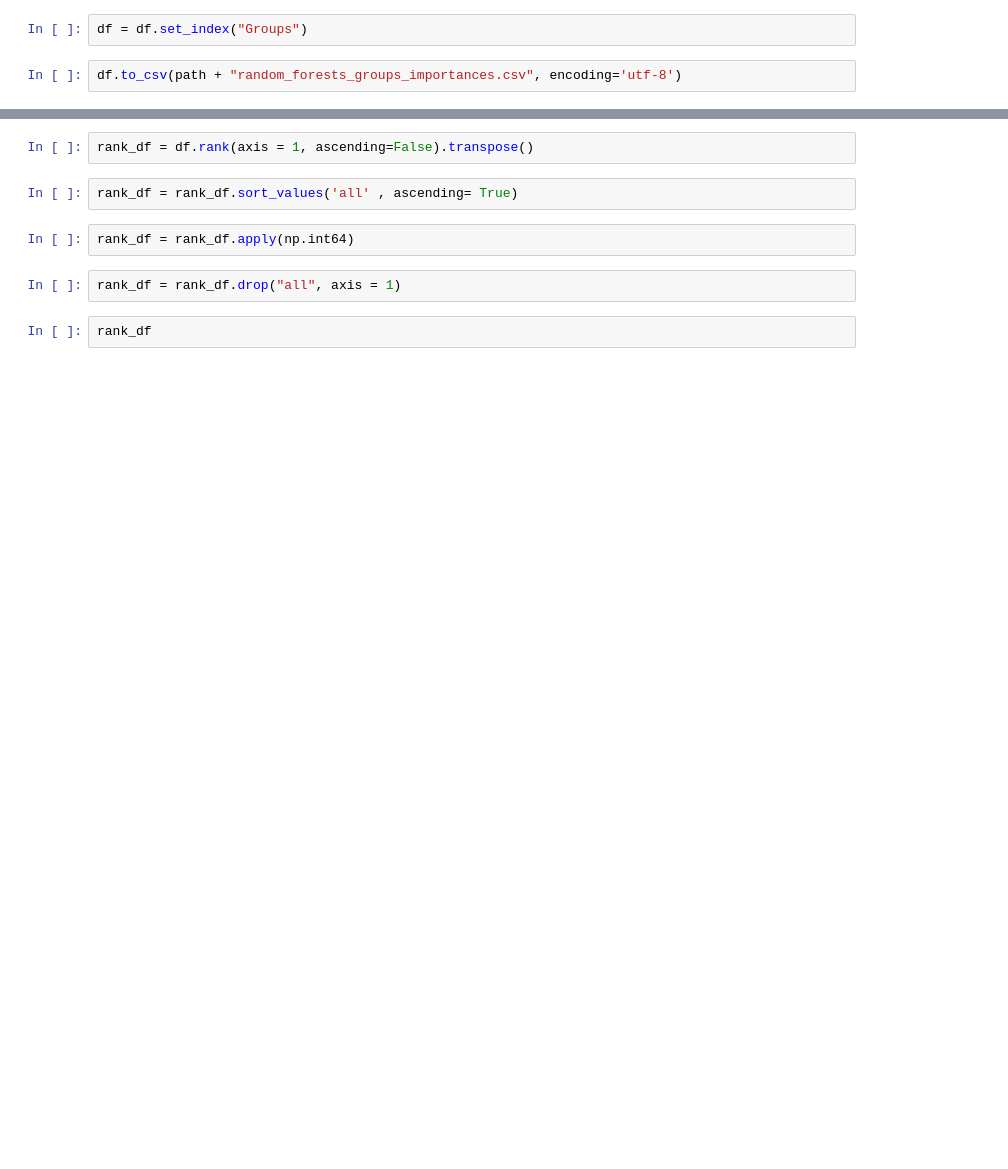
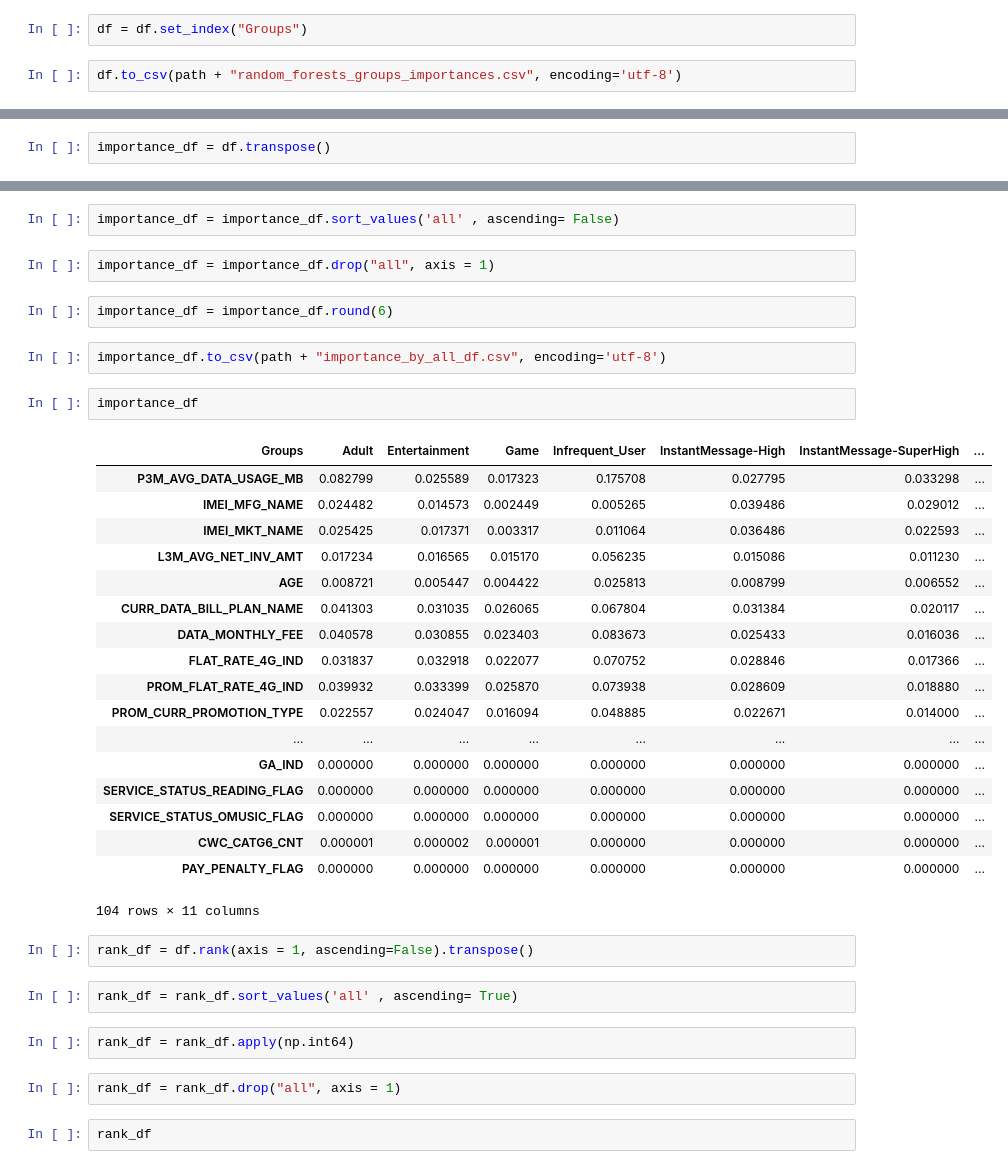
Before and after one commit to xiaosean/preprocess_py, a Jupyter notebook: csv_collect_concat.ipynb, the cells around one changed output, grey strips where cells are left out. Saved outputs shown, nothing was run; the diff lists cells and outputs as text; blank space fills up the shorter version.

```diff
--- a/csv_collect_concat.ipynb
+++ b/csv_collect_concat.ipynb
@@ -172,0 +130,2 @@ df.head()
+# %%
+importance_df = df.transpose()
@@ -173,3 +141,32 @@ df.head()
+# %%
+importance_df = importance_df.sort_values('all' , ascending= False)
+# %%
+importance_df = importance_df.drop("all", axis = 1)
+# %%
+importance_df = importance_df.round(6)
+# %%
+importance_df.to_csv(path + "importance_by_all_df.csv", encoding='utf-8')
+# %%
+importance_df
+# %% [output]
+| Groups | Adult | Entertainment | Game | Infrequent_User | InstantMessage-High | InstantMessage-SuperHigh | ... |
+| P3M_AVG_DATA_USAGE_MB | 0.082799 | 0.025589 | 0.017323 | 0.175708 | 0.027795 | 0.033298 | ... |
+| IMEI_MFG_NAME | 0.024482 | 0.014573 | 0.002449 | 0.005265 | 0.039486 | 0.029012 | ... |
+| IMEI_MKT_NAME | 0.025425 | 0.017371 | 0.003317 | 0.011064 | 0.036486 | 0.022593 | ... |
+| L3M_AVG_NET_INV_AMT | 0.017234 | 0.016565 | 0.015170 | 0.056235 | 0.015086 | 0.011230 | ... |
+| AGE | 0.008721 | 0.005447 | 0.004422 | 0.025813 | 0.008799 | 0.006552 | ... |
+| CURR_DATA_BILL_PLAN_NAME | 0.041303 | 0.031035 | 0.026065 | 0.067804 | 0.031384 | 0.020117 | ... |
+| DATA_MONTHLY_FEE | 0.040578 | 0.030855 | 0.023403 | 0.083673 | 0.025433 | 0.016036 | ... |
+| FLAT_RATE_4G_IND | 0.031837 | 0.032918 | 0.022077 | 0.070752 | 0.028846 | 0.017366 | ... |
+| PROM_FLAT_RATE_4G_IND | 0.039932 | 0.033399 | 0.025870 | 0.073938 | 0.028609 | 0.018880 | ... |
+| PROM_CURR_PROMOTION_TYPE | 0.022557 | 0.024047 | 0.016094 | 0.048885 | 0.022671 | 0.014000 | ... |
+| ... | ... | ... | ... | ... | ... | ... | ... |
+| GA_IND | 0.000000 | 0.000000 | 0.000000 | 0.000000 | 0.000000 | 0.000000 | ... |
+| SERVICE_STATUS_READING_FLAG | 0.000000 | 0.000000 | 0.000000 | 0.000000 | 0.000000 | 0.000000 | ... |
+| SERVICE_STATUS_OMUSIC_FLAG | 0.000000 | 0.000000 | 0.000000 | 0.000000 | 0.000000 | 0.000000 | ... |
+| CWC_CATG6_CNT | 0.000001 | 0.000002 | 0.000001 | 0.000000 | 0.000000 | 0.000000 | ... |
+| PAY_PENALTY_FLAG | 0.000000 | 0.000000 | 0.000000 | 0.000000 | 0.000000 | 0.000000 | ... |
+104 rows × 11 columns
 # %%
 rank_df = df.rank(axis = 1, ascending=False).transpose()
 # %%
```
Also changed, not shown: parts of 12 cells of this notebook, 27 other files.
